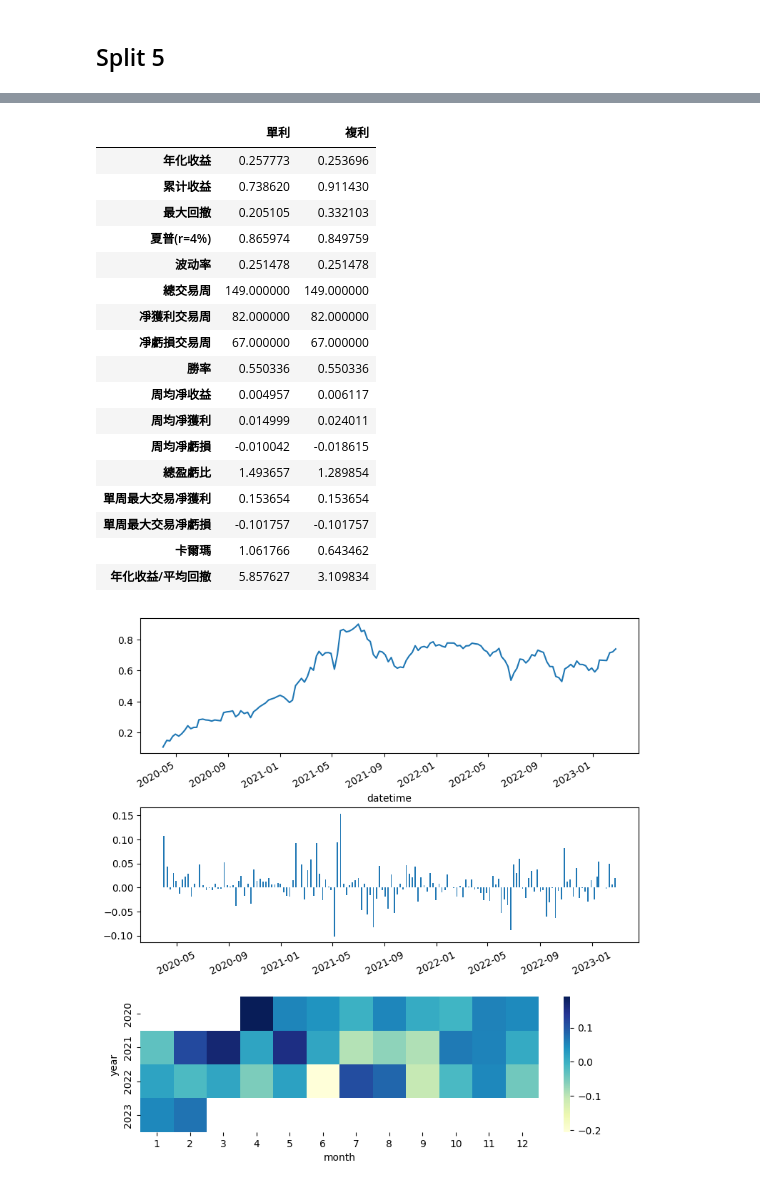
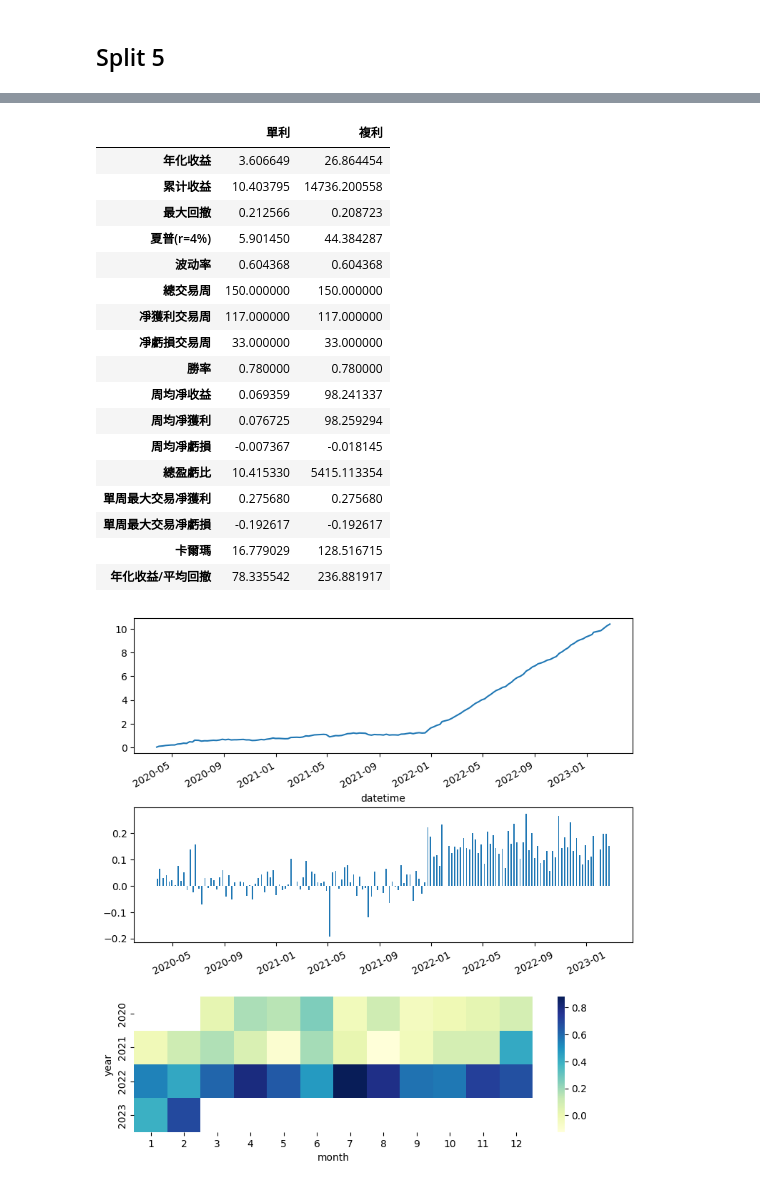
Before and after one commit to shuofu-qian/Yansheng_strategy, a Jupyter notebook: t_plus_max5_first_tradeday/1.ipynb, the cells around one changed output, grey strips where cells are left out. Drawn from its saved outputs; the diff is of its cells as text; code cells hidden in the pictures.

```diff
--- a/t_plus_max5_first_tradeday/1.ipynb
+++ b/t_plus_max5_first_tradeday/1.ipynb
@@ -84,4 +93,6 @@ max    4.684580e+06  401393.632438   0.004308   0.086893
 # %%
+# main()
+
 x = np.load('/home/qianshuofu/Yansheng_strategy/data/generate_data/data_feature.npy')
 y = np.load('/home/qianshuofu/Yansheng_strategy/data/generate_data/data_label.npy',allow_pickle=True)
 groups = np.load('/home/qianshuofu/Yansheng_strategy/data/generate_data/data_index.npy',allow_pickle=True)
@@ -94,7 +105,12 @@ group_list = []
 cv = PurgedGroupTimeSeriesSplit(n_splits=5,group_gap=1).split_2(x,y,group)
 for i, (tr,te) in enumerate(cv):
     x_train, x_test, y_train, y_test, group_train, group_test = x[tr], x[te], y[tr], y[te], group[tr], group[te]
+    model1 = lightgbm.train(params={},train_set=lightgbm.Dataset(x_train,y_train))
+    feature_importance = model1.feature_importance()
+    new_column = feature_importance.argsort().argsort() > len(feature_importance)*0.8
+    x_train, x_test = x_train[:,new_column], x_test[:,new_column]
     model = lightgbm.train(params={},train_set=lightgbm.Dataset(x_train,y_train))
+
     y_pred = model.predict(x_test)
 
     test_index_list.append(te)
@@ -125,9 +141,14 @@ You can set `force_col_wise=true` to remove the overhead.
 # %%
+data = pd.read_pickle('/home/qianshuofu/Yansheng_strategy/data/initial_data/t_plus_max5_first_tradeday_adj_price.pkl')
+industry = pd.read_csv('/home/qianshuofu/Yansheng_strategy/data/initial_data/industry_twse_tpex.csv')
+adj_price = pd.read_feather('/home/qianshuofu/Yansheng_strategy/data/initial_data/adj_daily_TWSE_TPEX.ftr')
+industry = process_industry(industry)
+asset_pool = process_asset_pool(adj_price)
+
 test_index = np.concatenate(test_index_list)
 
 prediction = pd.DataFrame({'asset':groups[test_index,0],'datetime': pd.to_datetime(groups[test_index,1]),'pred':np.concatenate(y_pred_list)})
-prediction['pred'] = prediction.groupby(['asset'])['pred'].shift(1)
-prediction = prediction.dropna(subset=['pred']).set_index(['datetime','asset'])['pred']
+prediction = prediction.set_index(['datetime','asset'])['pred']
 
 capital, max_w = 500*10000, 0.04
 holdings = get_holdings(prediction=prediction, data=data, industry=industry,
@@ -146,22 +167,22 @@ max    4.703920e+06  659076.572798    0.004454    0.153654
 |  | 單利 | 複利 |
-| 年化收益 | 0.257773 | 0.253696 |
-| 累计收益 | 0.738620 | 0.911430 |
-| 最大回撤 | 0.205105 | 0.332103 |
-| 夏普(r=4%) | 0.865974 | 0.849759 |
-| 波动率 | 0.251478 | 0.251478 |
-| 總交易周 | 149.000000 | 149.000000 |
-| 凈獲利交易周 | 82.000000 | 82.000000 |
-| 凈虧損交易周 | 67.000000 | 67.000000 |
-| 勝率 | 0.550336 | 0.550336 |
-| 周均凈收益 | 0.004957 | 0.006117 |
-| 周均凈獲利 | 0.014999 | 0.024011 |
-| 周均凈虧損 | -0.010042 | -0.018615 |
-| 總盈虧比 | 1.493657 | 1.289854 |
-| 單周最大交易凈獲利 | 0.153654 | 0.153654 |
-| 單周最大交易凈虧損 | -0.101757 | -0.101757 |
-| 卡爾瑪 | 1.061766 | 0.643462 |
-| 年化收益/平均回撤 | 5.857627 | 3.109834 |
+| 年化收益 | 3.606649 | 26.864454 |
+| 累计收益 | 10.403795 | 14736.200558 |
+| 最大回撤 | 0.212566 | 0.208723 |
+| 夏普(r=4%) | 5.901450 | 44.384287 |
+| 波动率 | 0.604368 | 0.604368 |
+| 總交易周 | 150.000000 | 150.000000 |
+| 凈獲利交易周 | 117.000000 | 117.000000 |
+| 凈虧損交易周 | 33.000000 | 33.000000 |
+| 勝率 | 0.780000 | 0.780000 |
+| 周均凈收益 | 0.069359 | 98.241337 |
+| 周均凈獲利 | 0.076725 | 98.259294 |
+| 周均凈虧損 | -0.007367 | -0.018145 |
+| 總盈虧比 | 10.415330 | 5415.113354 |
+| 單周最大交易凈獲利 | 0.275680 | 0.275680 |
+| 單周最大交易凈虧損 | -0.192617 | -0.192617 |
+| 卡爾瑪 | 16.779029 | 128.516715 |
+| 年化收益/平均回撤 | 78.335542 | 236.881917 |
-[figure, old version]
+[figure, new version]
 # %%
 df = pd.DataFrame({'datetime':pd.to_datetime(groups[test_index,1]),"true":np.concatenate(y_test_list),'pred':np.concatenate(y_pred_list)})
 df = df.groupby(['datetime']).rank(pct=True)
```
Also changed, not shown: parts of 12 cells of this notebook, 1 other file.
